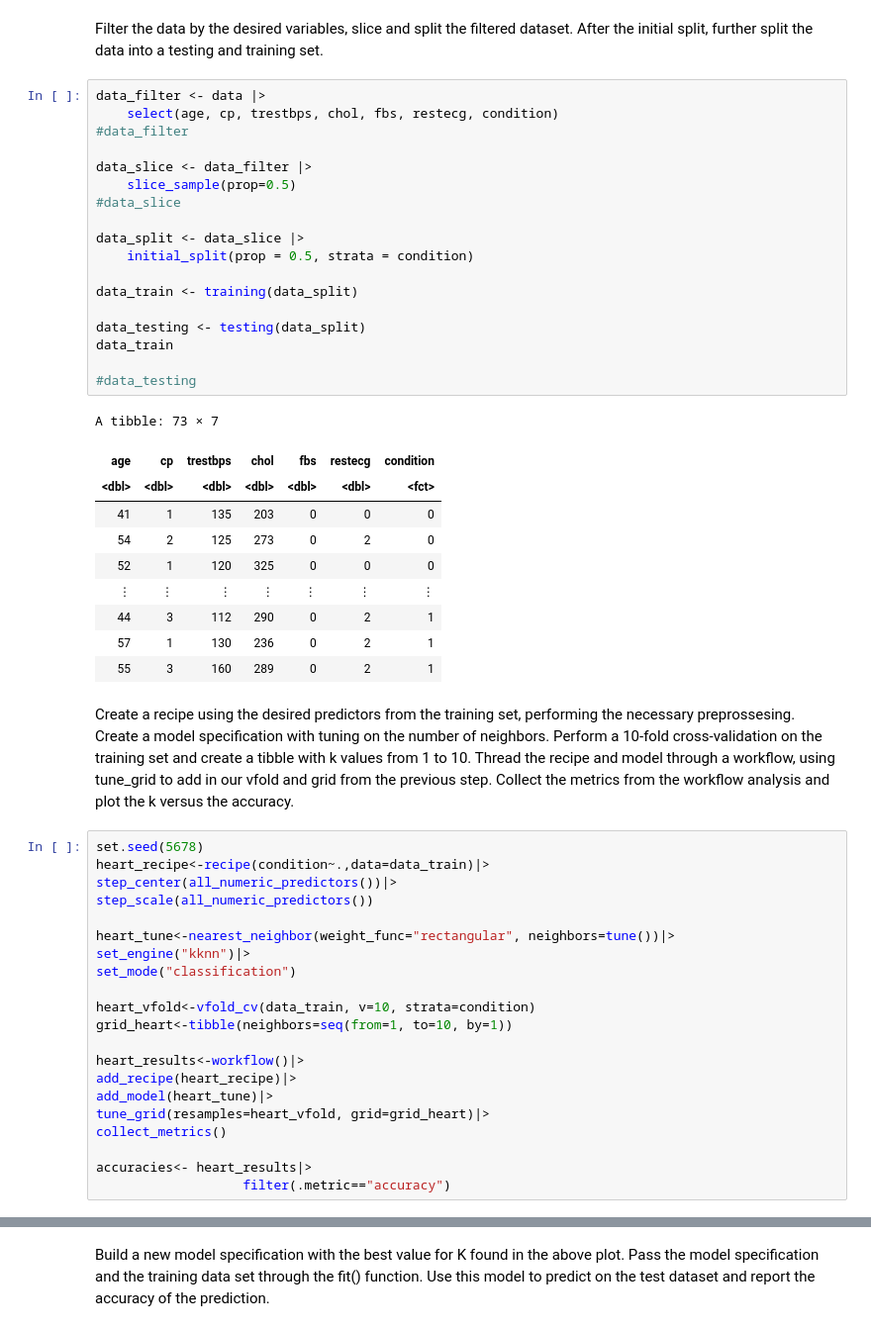
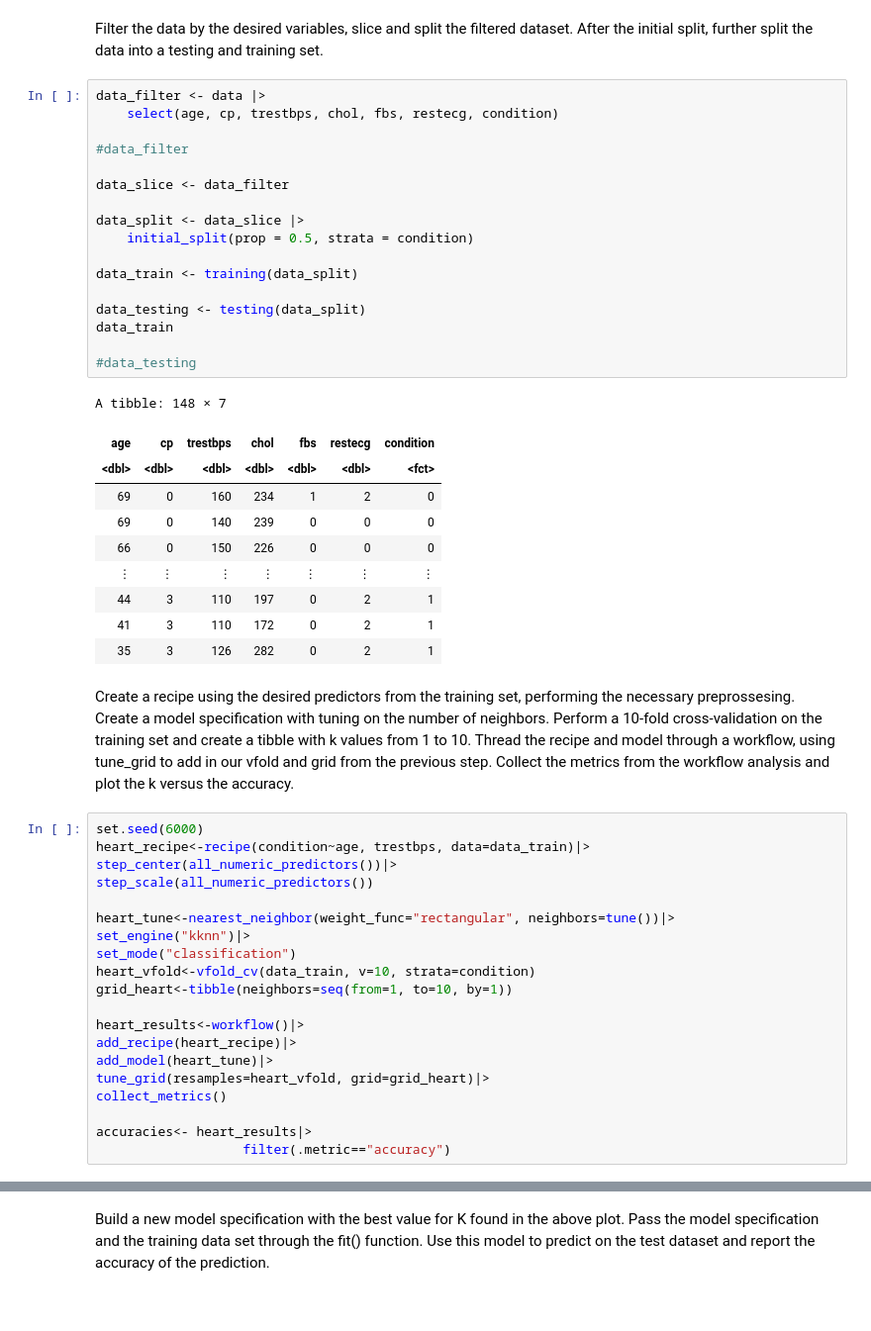
Before and after one commit to LordofSabres/Team_Pineapples_DSCI_100, a Jupyter notebook: projectproposal.ipynb, the cells around one changed output, grey strips where cells are left out. Shown at 99% size. Cells and saved outputs as stored; diff of their text form.

```diff
--- a/projectproposal.ipynb
+++ b/projectproposal.ipynb
@@ -56,32 +70,31 @@ Filter the data by the desired variables, slice and split the filtered dataset.
 # %%
 data_filter <- data |>
     select(age, cp, trestbps, chol, fbs, restecg, condition)
+
 #data_filter
 
-data_slice <- data_filter |>
-    slice_sample(prop=0.5)
-#data_slice
+data_slice <- data_filter
 
 data_split <- data_slice |>
     initial_split(prop = 0.5, strata = condition)
 
 data_train <- training(data_split)
 
 data_testing <- testing(data_split)
 data_train
 
 #data_testing
 # %% [output]
-A tibble: 73 × 7
+A tibble: 148 × 7
 | age | cp | trestbps | chol | fbs | restecg | condition |
 | <dbl> | <dbl> | <dbl> | <dbl> | <dbl> | <dbl> | <fct> |
-| 41 | 1 | 135 | 203 | 0 | 0 | 0 |
-| 54 | 2 | 125 | 273 | 0 | 2 | 0 |
-| 52 | 1 | 120 | 325 | 0 | 0 | 0 |
+| 69 | 0 | 160 | 234 | 1 | 2 | 0 |
+| 69 | 0 | 140 | 239 | 0 | 0 | 0 |
+| 66 | 0 | 150 | 226 | 0 | 0 | 0 |
 | ⋮ | ⋮ | ⋮ | ⋮ | ⋮ | ⋮ | ⋮ |
-| 44 | 3 | 112 | 290 | 0 | 2 | 1 |
-| 57 | 1 | 130 | 236 | 0 | 2 | 1 |
-| 55 | 3 | 160 | 289 | 0 | 2 | 1 |
+| 44 | 3 | 110 | 197 | 0 | 2 | 1 |
+| 41 | 3 | 110 | 172 | 0 | 2 | 1 |
+| 35 | 3 | 126 | 282 | 0 | 2 | 1 |
 # %% [markdown]
 Create a recipe using the desired predictors from the training set, performing the necessary preprossesing.
 Create a model specification with tuning on the number of neighbors.
@@ -89,15 +102,14 @@ Perform a 10-fold cross-validation on the training set and create a tibble with
 Thread the recipe and model through a workflow, using tune_grid to add in our vfold and grid from the previous step.
 Collect the metrics from the workflow analysis and plot the k versus the accuracy.
 # %%
-set.seed(5678)
-heart_recipe<-recipe(condition~.,data=data_train)|>
+set.seed(6000)
+heart_recipe<-recipe(condition~age, trestbps, data=data_train)|>
 step_center(all_numeric_predictors())|>
 step_scale(all_numeric_predictors())
 
 heart_tune<-nearest_neighbor(weight_func="rectangular", neighbors=tune())|>
 set_engine("kknn")|>
 set_mode("classification")
-
 heart_vfold<-vfold_cv(data_train, v=10, strata=condition)
 grid_heart<-tibble(neighbors=seq(from=1, to=10, by=1))
 
```
Also changed, not shown: parts of 6 cells of this notebook.
